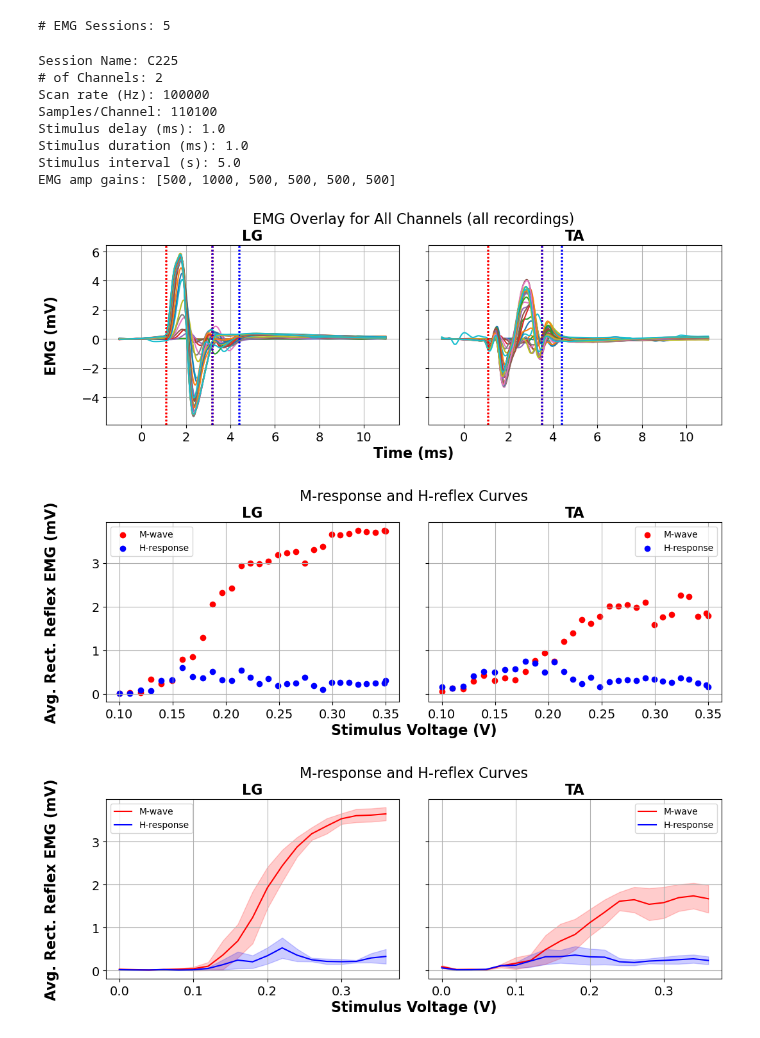
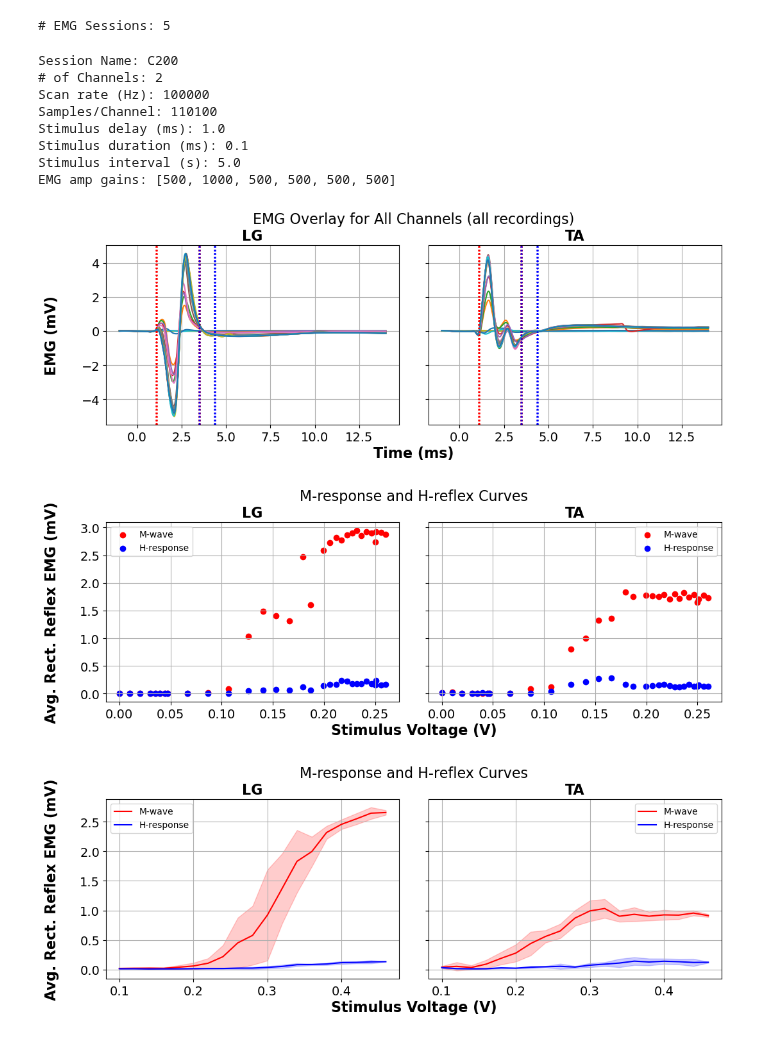
Before and after one commit to AEWorthy/MonStim-Analyzer, a Jupyter notebook: main.ipynb, the cells around one changed output. Saved outputs shown, nothing was run; the diff lists cells and outputs as text; code cells hidden in the pictures.

```diff
--- a/main.ipynb
+++ b/main.ipynb
@@ -38,42 +40,41 @@ dataset index 7: 240523 C230.5 pre-dec tibial mcurve
 # %%
 # Define dataset of interest for downstream analysis.
-dataset_idx = 3
+dataset_idx = 10
 dataset_oi = utils.dataset_oi(dataset_dict, datasets, dataset_idx)
 dataset_oi.dataset_parameters()
 # %% [output]
 # EMG Sessions: 5
-# %%
-# Define session of interest for downstream analysis.
-session_idx = 4
-session_oi = utils.session_oi(dataset_dict, datasets, dataset_idx, session_idx)
-session_oi.session_parameters()
-# %% [output]
-Session Name: C225
-# of Channels: 2
-Scan rate (Hz): 100000
-Samples/Channel: 110100
-Stimulus delay (ms): 1.0
-Stimulus duration (ms): 1.0
-Stimulus interval (s): 5.0
-EMG amp gains: [500, 1000, 500, 500, 500, 500]
 # %%
+# Define session of interest for downstream analysis.
+session_idx = 0
+session_oi = utils.session_oi(dataset_dict, datasets, dataset_idx, session_idx)
+session_oi.session_parameters()
+
 # Visualize single EMG session raw and filtered
-# channel_names = ["LG", "TA"]
 channel_names = ["LG", "TA"]
+# channel_names = ["LG"]
 
 # session_oi.plot_emg(channel_names=channel_names, m_flags=True, h_flags=True, data_type='raw')
 session_oi.plot_emg(channel_names=channel_names, m_flags=True, h_flags=True, data_type='filtered')
 # session_oi.plot_emg(channel_names=channel_names, m_flags=True, h_flags=True, data_type='rectified')
 # session_oi.plot_emg(channel_names=channel_names, m_flags=True, h_flags=True, data_type='rectified_filtered')
+
+
+# Inspect reflex curves and suspected H-reflex trials
+# session_oi.plot_emg_suspectedH(channel_names=channel_names, h_threshold=.7)
+session_oi.plot_reflex_curves(channel_names=channel_names, method='rms')
 # %% [output]
+Session Name: C200
+# of Channels: 2
+Scan rate (Hz): 100000
+Samples/Channel: 110100
+Stimulus delay (ms): 1.0
+Stimulus duration (ms): 0.1
+Stimulus interval (s): 5.0
+EMG amp gains: [500, 1000, 500, 500, 500, 500]
-[figure, old version]
+[figure, new version]
+[figure, added]
-# %%
-# Inspect reflex curves and suspected H-reflex trials
-# session_oi.plot_emg_suspectedH(channel_names=channel_names, h_threshold=.7)
-session_oi.plot_reflex_curves(channel_names=channel_names, method='rms')
-# %% [output]
-[figure, removed]
 # %%
 dataset_oi.plot_reflex_curves(channel_names=channel_names, method='rms')
 # %% [output]
-[figure, old version]
+[figure, new version]
```
Also changed, not shown: parts of 3 cells of this notebook, 8 other files.
